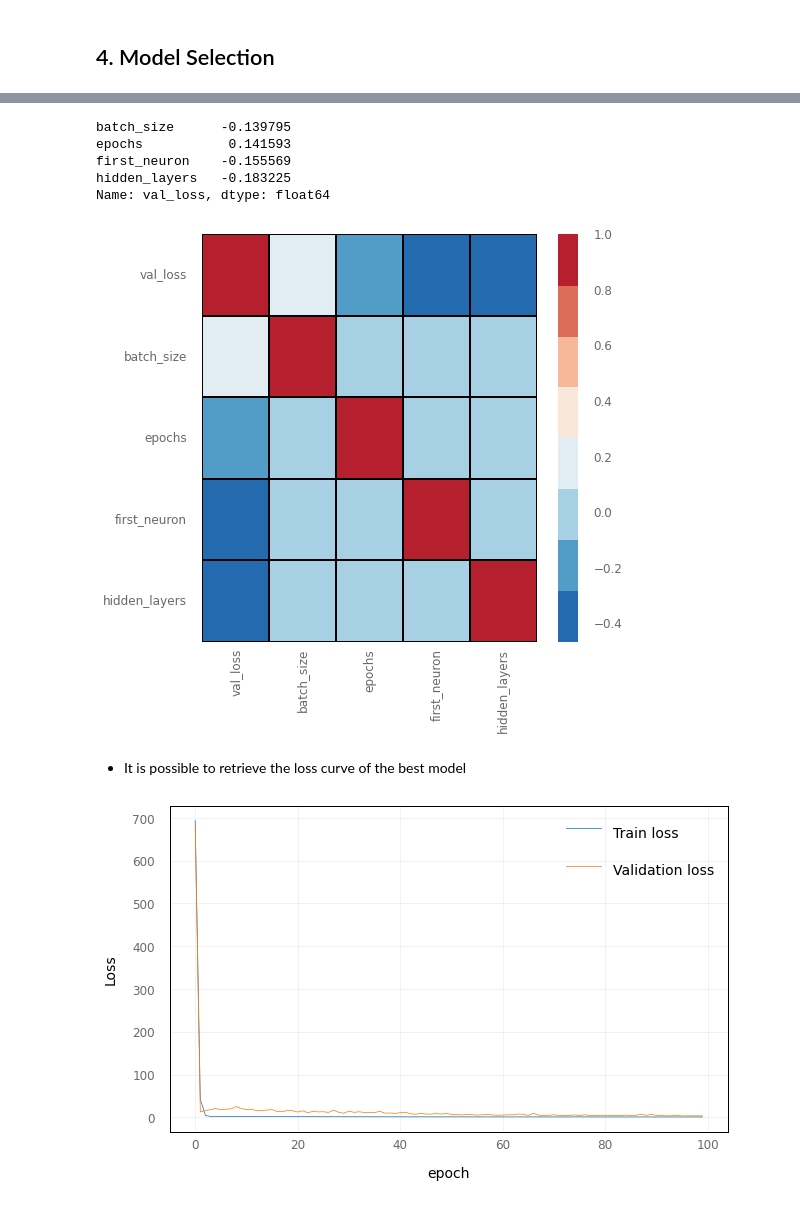
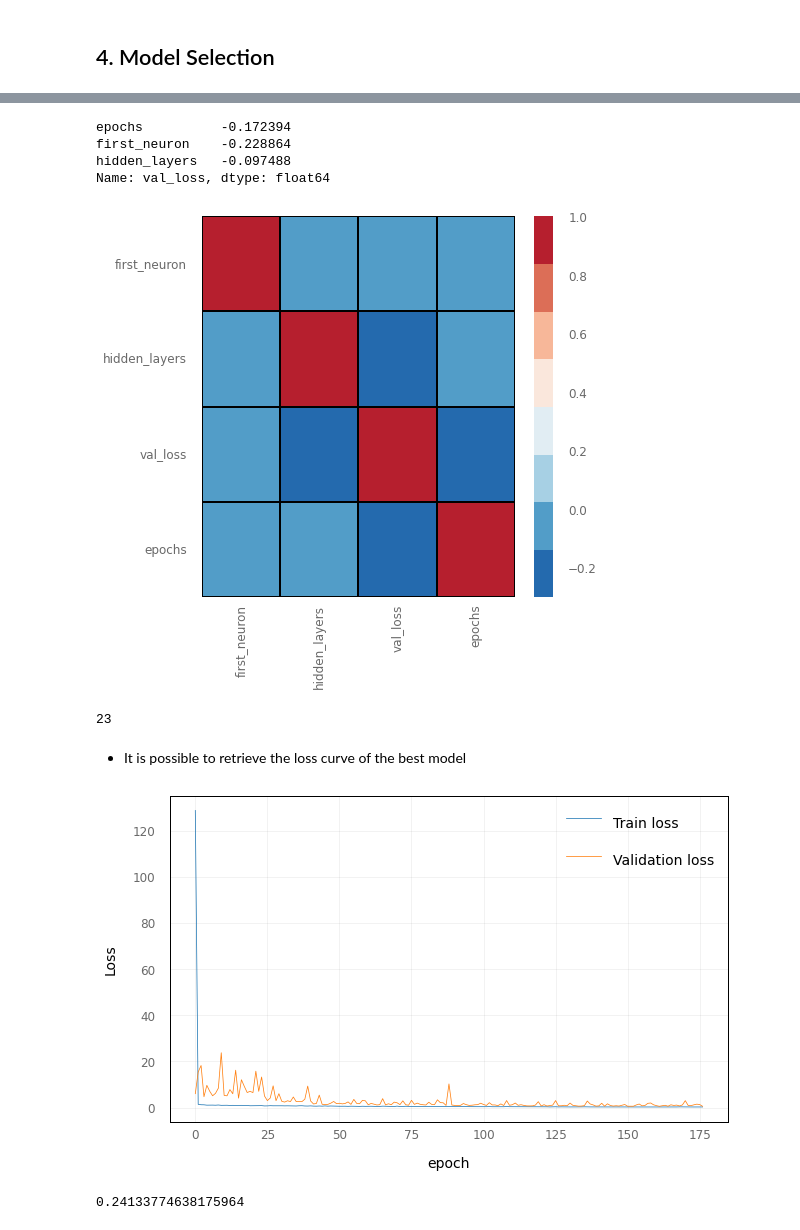
Before and after one commit to francescoliso/Time-Series-Analysis, a Jupyter notebook: Hyperparameter_Tuning_Talos.ipynb, the cells around one changed output, grey strips where cells are left out. Drawn from its saved outputs; the diff is of its cells as text; code cells hidden in the pictures.

```diff
--- a/Hyperparameter_Tuning_Talos.ipynb
+++ b/Hyperparameter_Tuning_Talos.ipynb
@@ -447,7 +472,7 @@ scan_results_SimpleRNN = ta.Scan(x=X_train,
 # %% [markdown]
 ## 4. Model Selection
 # %%
-r = ta.Reporting('/content/HyperparameterTuning_simpleRNN/021822080316.csv')
+r = ta.Reporting('/content/Hyperparameter_Tuning/022322201403.csv')
 
 # returns the results dataframe
 r.data.sort_values(by=['val_loss'], ascending=True).iloc[:10, :]
@@ -472,16 +491,15 @@ r.data.sort_values(by=['val_loss'], ascending=True).iloc[:10, :]
 # %%
 # get correlation for hyperparameters against a metric
-r.correlate('val_loss', ['loss', 'val_loss', 'round_epochs'])
+r.correlate('val_loss', ['loss', 'val_loss', 'round_epochs', 'batch_size'])
 # %% [output]
-batch_size      -0.139795
-epochs           0.141593
-first_neuron    -0.155569
-hidden_layers   -0.183225
+epochs          -0.172394
+first_neuron    -0.228864
+hidden_layers   -0.097488
 Name: val_loss, dtype: float64
 # %%
 # get a correlation plot for hyperparameters against a metric
-r.plot_corr('val_loss', ['loss', 'val_loss', 'round_epochs'])
+r.plot_corr('val_loss', ['loss', 'val_loss', 'round_epochs', 'batch_size'])
 # plt.savefig('curve.png', dpi=1000)
 # %% [output]
-[figure, old version]
+[figure, new version]
 # %%
@@ -490,7 +511,11 @@ model_id = scan_results_SimpleRNN.data['val_loss'].astype('float').argmin() - 0
+# %%
+model_id
+# %% [output]
+23
 # %% [markdown]
 * It is possible to retrieve the loss curve of the best model
 # %%
-model_history = scan_results_SimpleRNN.round_history[model_id]
+model_history = scan_results.round_history[model_id]
 
 # LOSS CURVE
 # Plot train loss and validation loss
@@ -501,9 +526,13 @@ def plot_loss(history):
     plt.ylabel('Loss')
     plt.xlabel('epoch')
     plt.legend(['Train loss', 'Validation loss'], loc='upper right')
+    # plt.savefig('Loss curve.png', dpi=1200)
     # plt.show()
 
-
 plot_loss(model_history)
 # %% [output]
-[figure, old version]
+[figure, new version]
+# %%
+model_history['loss'][-1]
+# %% [output]
+0.24133774638175964
```
Also changed, not shown: parts of 18 cells of this notebook.
